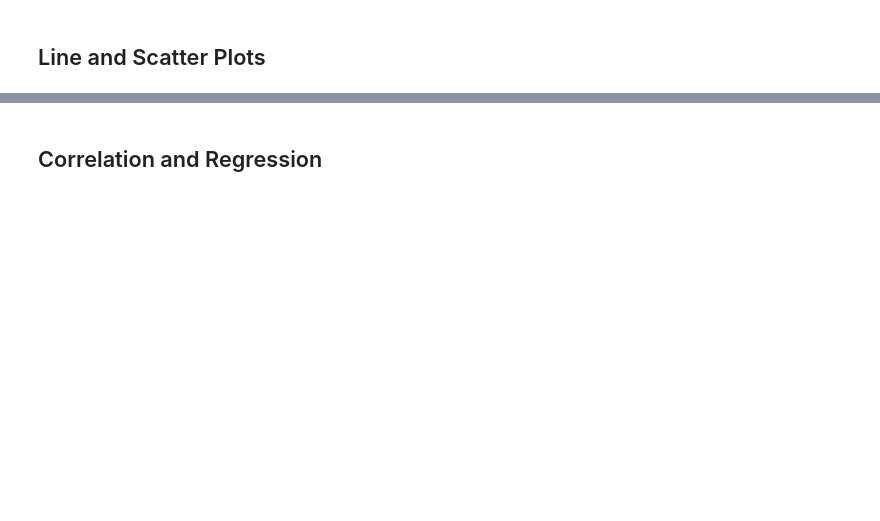
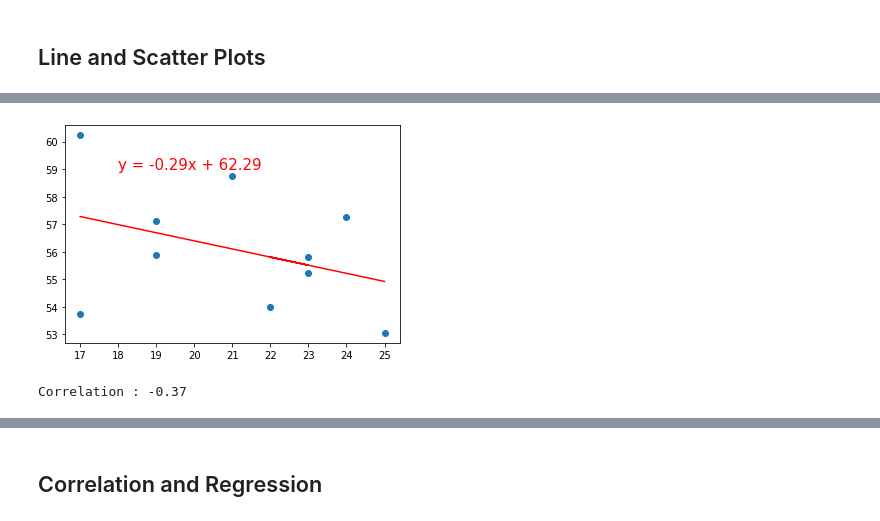
Before and after one commit to Zachariassis/Matplotlib-challenge, a Jupyter notebook: pymaceuticals_starter.ipynb, the cells around one changed output, grey strips where cells are left out. Cells and saved outputs as stored; diff of their text form; code cells hidden in the pictures; blank space fills up the shorter version.

```diff
--- a/pymaceuticals_starter.ipynb
+++ b/pymaceuticals_starter.ipynb
@@ -321,0 +343,19 @@ Final_Vol_selected
+# %%
+Tumor_adj=avg_vol_data.merge(data_Cap[f"{val}_T{x}"], how="outer",left_index=True, right_index=True)
+
+Tumor_adj=Tumor_adj.loc[Tumor_adj[f"{val}_T{x}"].isnull()==False].drop(columns=[f"{val}_T{x}"])
+
+(slope3, intercept3, rvalue3, pvalue3, stderr3) = linregress(Tumor_adj["Weight (g)"], Tumor_adj["Tumor Volume Mean"])
+regress_values3 = Tumor_adj["Weight (g)"] * slope3 + intercept3
+line_eq3 = "y = " + str(round(slope3,2)) + "x + " + str(round(intercept3,2))
+correlation3 = st.pearsonr(Tumor_adj["Weight (g)"], Tumor_adj["Tumor Volume Mean"])
+
+plt.scatter(Tumor_adj["Weight (g)"], Tumor_adj["Tumor Volume Mean"])
+plt.plot(Tumor_adj["Weight (g)"],regress_values3,"r-")
+plt.annotate(line_eq3,(18,59),fontsize=15,color="red")
+plt.show()
+
+print(f'Correlation : {round(correlation3[0],2)}')
+# %% [output]
+[figure, added]
+Correlation : -0.37
```
Also changed, not shown: parts of 10 cells of this notebook.
